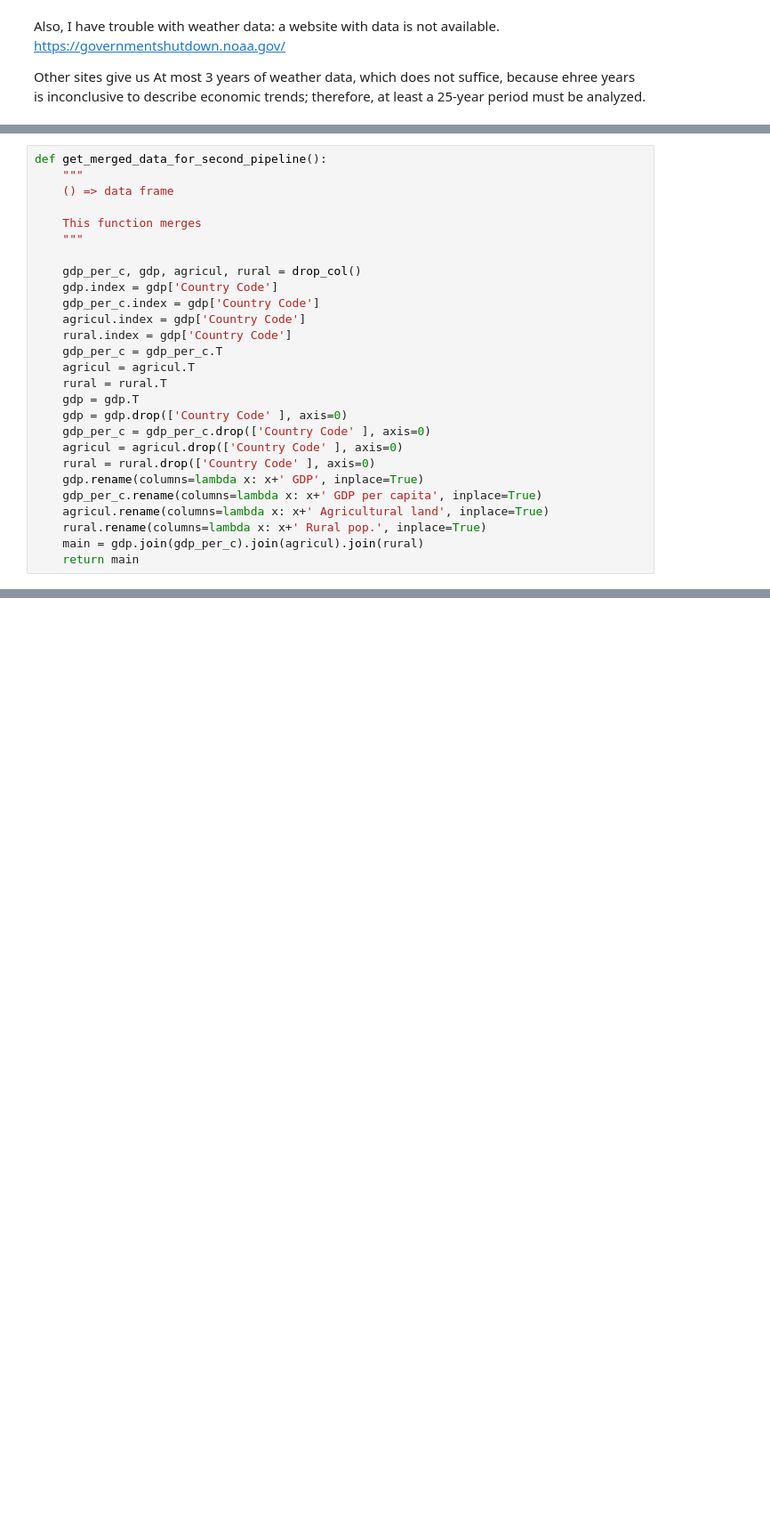
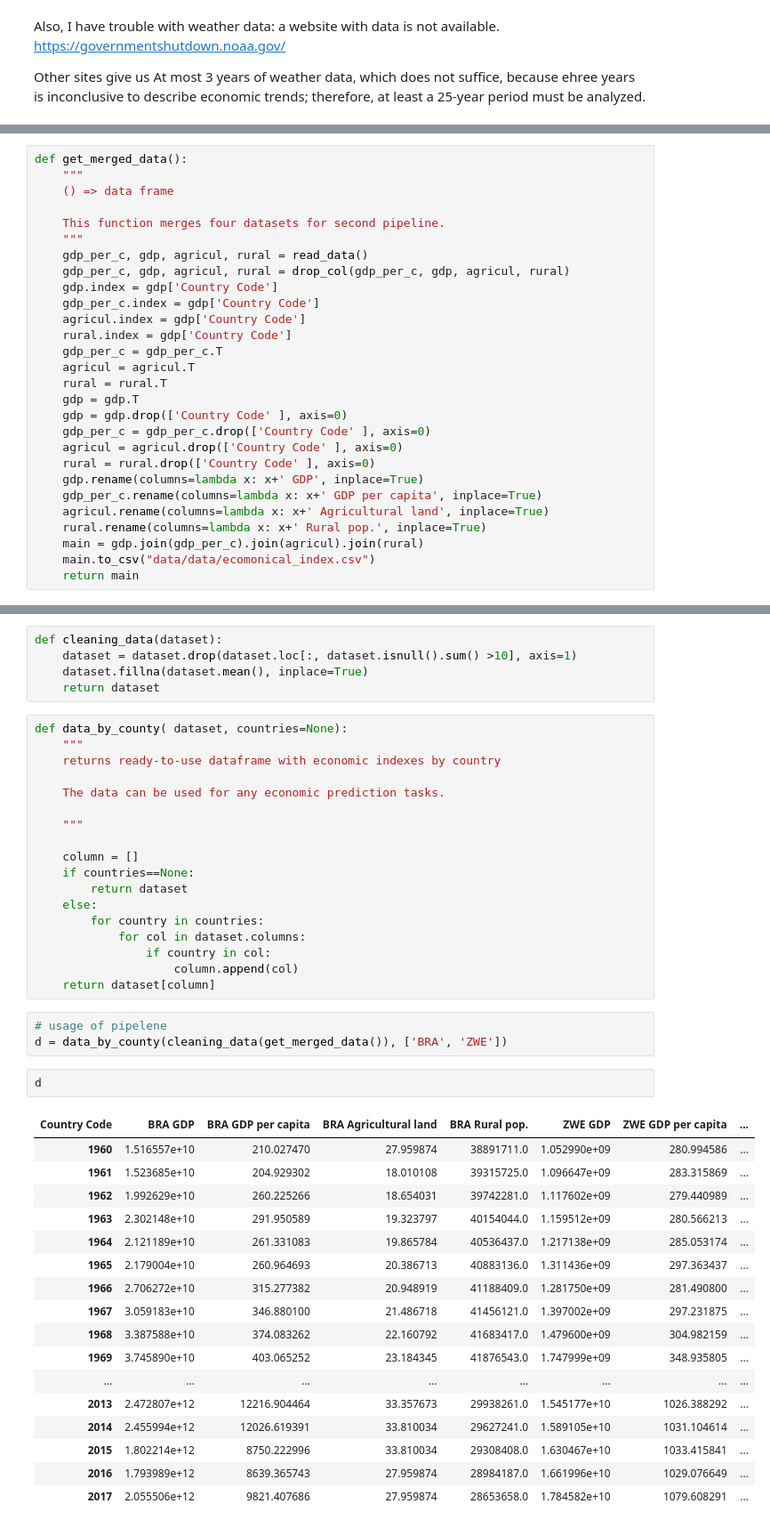
Before and after one commit to irynakostyshyn/coffee-price-prediction, a Jupyter notebook: merge_datasets.ipynb, the cells around one changed output, grey strips where cells are left out. Shown: that part at 89% size. Drawn from its saved outputs; the diff is of its cells as text; blank space fills up the shorter version.

```diff
--- a/merge_datasets.ipynb
+++ b/merge_datasets.ipynb
@@ -144,14 +150,14 @@ def drop_col():
 
     return(gdp_per_c, gdp, agricul, rural)
 # %%
-def get_merged_data_for_second_pipeline():
+def get_merged_data():
     """
     () => data frame
 
-    This function merges
+    This function merges four datasets for second pipeline.
     """
-
-    gdp_per_c, gdp, agricul, rural = drop_col()
+    gdp_per_c, gdp, agricul, rural = read_data()
+    gdp_per_c, gdp, agricul, rural = drop_col(gdp_per_c, gdp, agricul, rural)
     gdp.index = gdp['Country Code']
     gdp_per_c.index = gdp['Country Code']
     agricul.index = gdp['Country Code']
@@ -169,4 +175,5 @@ def get_merged_data_for_second_pipeline():
     agricul.rename(columns=lambda x: x+' Agricultural land', inplace=True)
     rural.rename(columns=lambda x: x+' Rural pop.', inplace=True)
     main = gdp.join(gdp_per_c).join(agricul).join(rural)
+    main.to_csv("data/data/ecomonical_index.csv")
     return main
@@ -195,0 +227,46 @@ Country Code      ABW GDP      AFG GDP      AGO GDP      ALB GDP      AND GDP  \
+# %%
+def cleaning_data(dataset):
+    dataset = dataset.drop(dataset.loc[:, dataset.isnull().sum() >10], axis=1)
+    dataset.fillna(dataset.mean(), inplace=True)
+    return dataset
+# %%
+def data_by_county( dataset, countries=None):
+    """
+    returns ready-to-use dataframe with economic indexes by country
+
+    The data can be used for any economic prediction tasks.
+
+    """
+
+    column = []
+    if countries==None:
+        return dataset
+    else:
+        for country in countries:
+            for col in dataset.columns:
+                if country in col:
+                    column.append(col)
+    return dataset[column]
+# %%
+# usage of pipelene
+d = data_by_county(cleaning_data(get_merged_data()), ['BRA', 'ZWE'])
+# %%
+d
+# %% [output]
+| Country Code | BRA GDP | BRA GDP per capita | BRA Agricultural land | BRA Rural pop. | ZWE GDP | ZWE GDP per capita | ... |
+| 1960 | 1.516557e+10 | 210.027470 | 27.959874 | 38891711.0 | 1.052990e+09 | 280.994586 | ... |
+| 1961 | 1.523685e+10 | 204.929302 | 18.010108 | 39315725.0 | 1.096647e+09 | 283.315869 | ... |
+| 1962 | 1.992629e+10 | 260.225266 | 18.654031 | 39742281.0 | 1.117602e+09 | 279.440989 | ... |
+| 1963 | 2.302148e+10 | 291.950589 | 19.323797 | 40154044.0 | 1.159512e+09 | 280.566213 | ... |
+| 1964 | 2.121189e+10 | 261.331083 | 19.865784 | 40536437.0 | 1.217138e+09 | 285.053174 | ... |
+| 1965 | 2.179004e+10 | 260.964693 | 20.386713 | 40883136.0 | 1.311436e+09 | 297.363437 | ... |
+| 1966 | 2.706272e+10 | 315.277382 | 20.948919 | 41188409.0 | 1.281750e+09 | 281.490800 | ... |
+| 1967 | 3.059183e+10 | 346.880100 | 21.486718 | 41456121.0 | 1.397002e+09 | 297.231875 | ... |
+| 1968 | 3.387588e+10 | 374.083262 | 22.160792 | 41683417.0 | 1.479600e+09 | 304.982159 | ... |
+| 1969 | 3.745890e+10 | 403.065252 | 23.184345 | 41876543.0 | 1.747999e+09 | 348.935805 | ... |
+| ... | ... | ... | ... | ... | ... | ... | ... |
+| 2013 | 2.472807e+12 | 12216.904464 | 33.357673 | 29938261.0 | 1.545177e+10 | 1026.388292 | ... |
+| 2014 | 2.455994e+12 | 12026.619391 | 33.810034 | 29627241.0 | 1.589105e+10 | 1031.104614 | ... |
+| 2015 | 1.802214e+12 | 8750.222996 | 33.810034 | 29308408.0 | 1.630467e+10 | 1033.415841 | ... |
+| 2016 | 1.793989e+12 | 8639.365743 | 27.959874 | 28984187.0 | 1.661996e+10 | 1029.076649 | ... |
+| 2017 | 2.055506e+12 | 9821.407686 | 27.959874 | 28653658.0 | 1.784582e+10 | 1079.608291 | ... |
```
Also changed, not shown: parts of 30 cells of this notebook, 4 other files.
